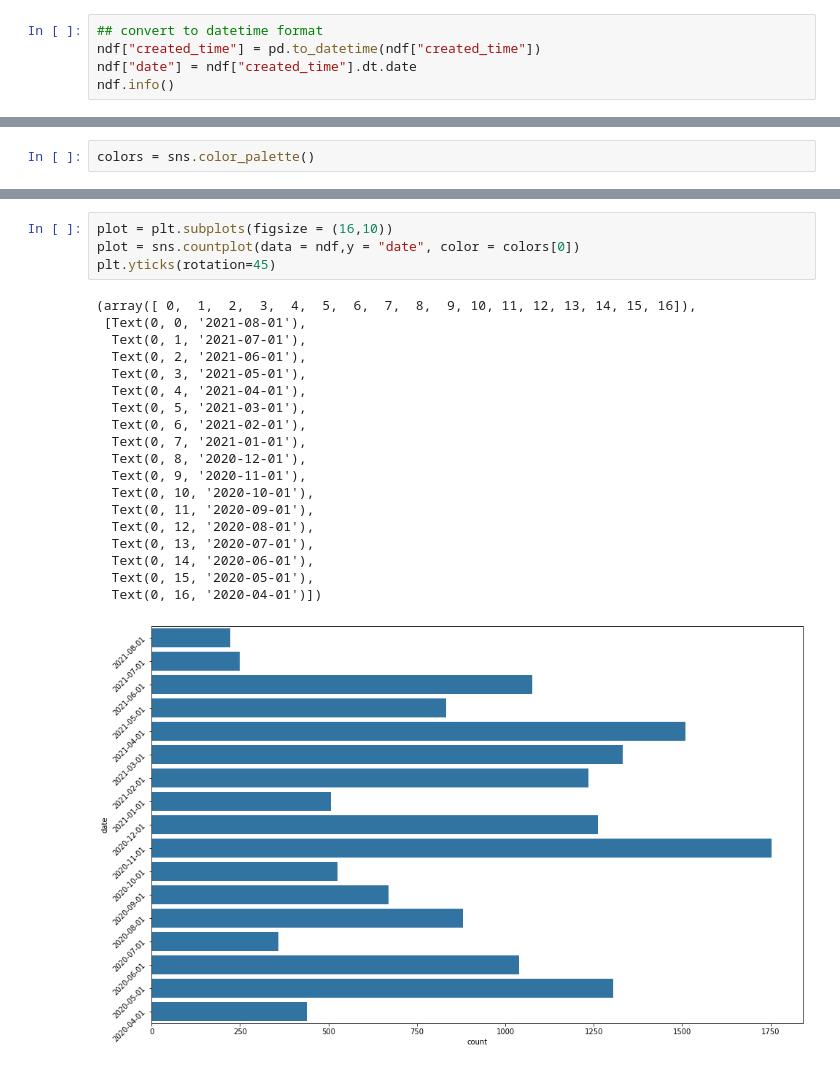
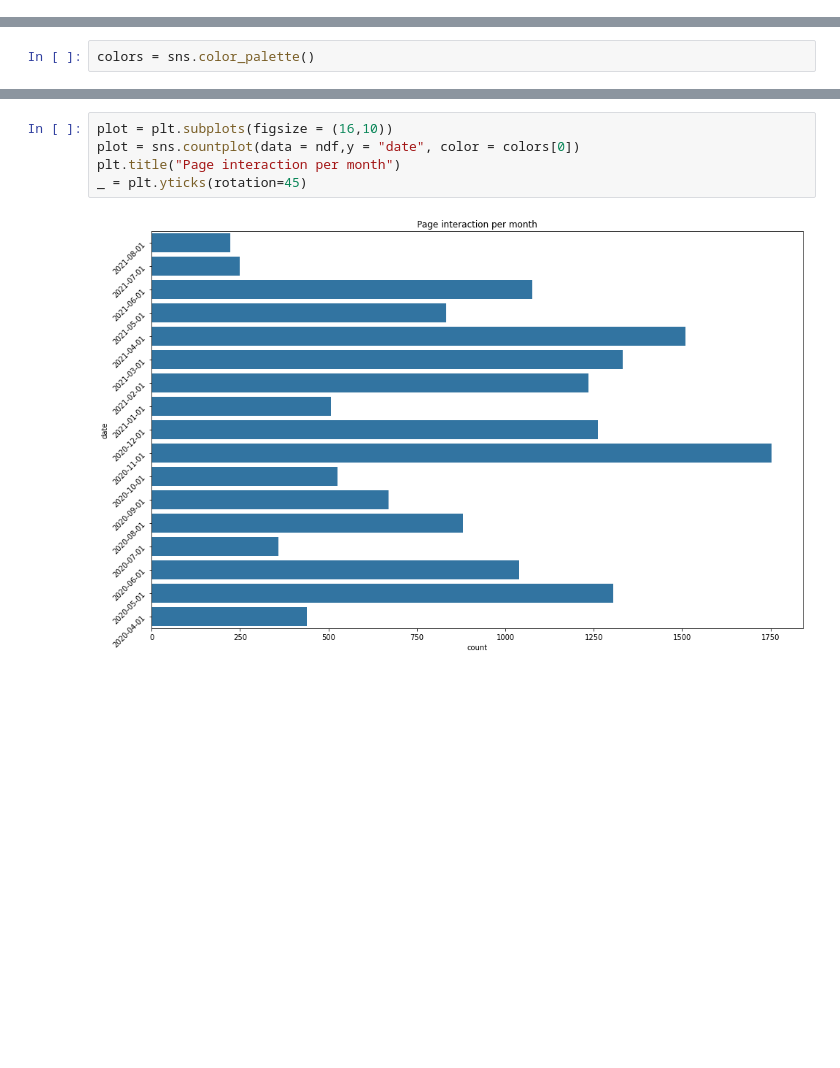
Before and after one commit to HossamAbdelraof/Almentor-Data-Analysis, a Jupyter notebook: Almentor/explore_new2.ipynb, the cells around one changed output, grey strips where cells are left out. Cells and saved outputs as stored; diff of their text form; blank space fills up the shorter version.

```diff
--- a/Almentor/explore_new2.ipynb
+++ b/Almentor/explore_new2.ipynb
@@ -156,8 +156,3 @@ Name: created_time, Length: 15200, dtype: object
 ndf.is_human.unique()
 # %% [output]
 array(['F', 'T', 'N'], dtype=object)
-# %%
-## convert to datetime format
-ndf["created_time"] = pd.to_datetime(ndf["created_time"])
-ndf["date"] = ndf["created_time"].dt.date
-ndf.info()
@@ -558,27 +519,10 @@ plt.xticks(rotation=45)
 # %%
 plot = plt.subplots(figsize = (16,10))
 plot = sns.countplot(data = ndf,y = "date", color = colors[0])
-plt.yticks(rotation=45)
+plt.title("Page interaction per month")
+_ = plt.yticks(rotation=45)
 # %% [output]
-(array([ 0,  1,  2,  3,  4,  5,  6,  7,  8,  9, 10, 11, 12, 13, 14, 15, 16]),
- [Text(0, 0, '2021-08-01'),
-  Text(0, 1, '2021-07-01'),
-  Text(0, 2, '2021-06-01'),
-  Text(0, 3, '2021-05-01'),
-  Text(0, 4, '2021-04-01'),
-  Text(0, 5, '2021-03-01'),
-  Text(0, 6, '2021-02-01'),
-  Text(0, 7, '2021-01-01'),
-  Text(0, 8, '2020-12-01'),
-  Text(0, 9, '2020-11-01'),
-  Text(0, 10, '2020-10-01'),
-  Text(0, 11, '2020-09-01'),
-  Text(0, 12, '2020-08-01'),
-  Text(0, 13, '2020-07-01'),
-  Text(0, 14, '2020-06-01'),
-  Text(0, 15, '2020-05-01'),
-  Text(0, 16, '2020-04-01')])
-[figure, old version]
+[figure, new version]
 # %%
 ndf.query('sentment == "mixed"').sample()
 # %% [output]
```
Also changed, not shown: parts of 23 cells of this notebook.
